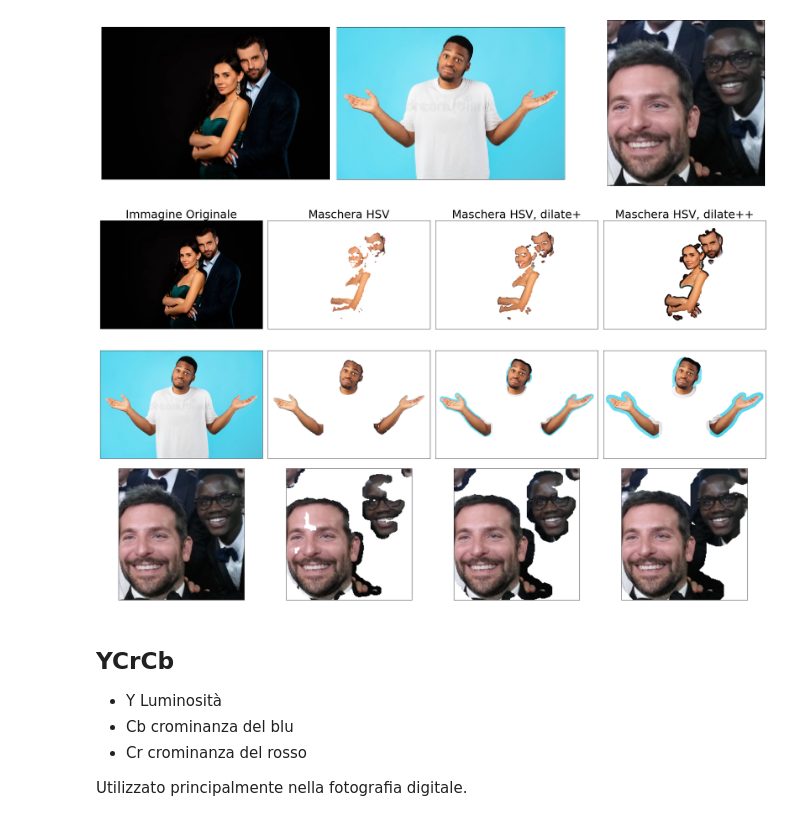
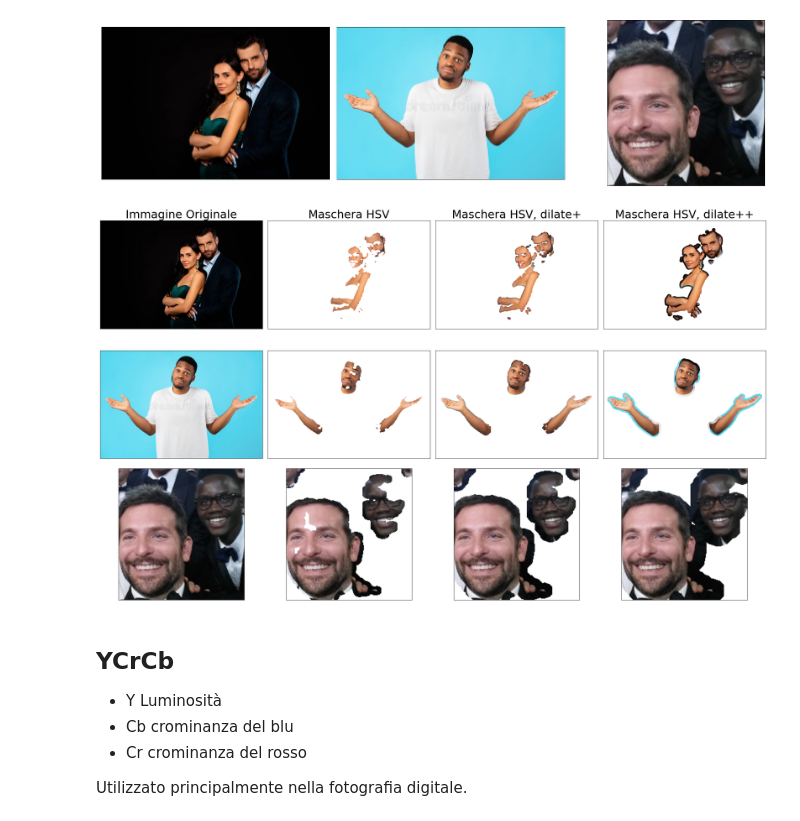
Before and after one commit to Wooler97/Skin-Detection, a Jupyter notebook: SkinDetection.ipynb, the cells around one changed output. Drawn from its saved outputs; the diff is of its cells as text; code cells hidden in the pictures.

```diff
--- a/SkinDetection.ipynb
+++ b/SkinDetection.ipynb
@@ -188,13 +188,13 @@ skinMask3 = cv2.erode(skinMask3, kernel, iterations = 1)
 skinMask3 = cv2.dilate(skinMask3, kernel, iterations = 2)
 
 #filtri morfologici (erodi per gli occhi e narici, dilata per prendere più pixel) (2)
-skinMask4 = cv2.erode(skinMask4, kernel, iterations = 0)
+skinMask4 = cv2.erode(skinMask4, kernel, iterations = 1)
 skinMask4 = cv2.dilate(skinMask4, kernel, iterations = 0)
 
-skinMask5 = cv2.erode(skinMask5, kernel, iterations = 0)
+skinMask5 = cv2.erode(skinMask5, kernel, iterations = 1)
 skinMask5 = cv2.dilate(skinMask5, kernel, iterations = 1)
 
-skinMask6 = cv2.erode(skinMask6, kernel, iterations = 0)
+skinMask6 = cv2.erode(skinMask6, kernel, iterations = 1)
 skinMask6 = cv2.dilate(skinMask6, kernel, iterations = 2)
 
 #filtri morfologici (erodi per gli occhi e narici, dilata per prendere più pixel) (2)
@@ -233,34 +233,34 @@ skin6 = cv2.bitwise_not(img2, mask = skinMask6)
 skin6 = cv2.bitwise_not(skin6, mask = None)
 skin6 = cv2.cvtColor(skin6, cv2.COLOR_BGR2RGB)
 
 #applicazione della maschera tramite il bitwise (3)
 skin7 = cv2.bitwise_not(img4, mask = skinMask7)
 skin7 = cv2.bitwise_not(skin7, mask = None)
 skin7 = cv2.cvtColor(skin7, cv2.COLOR_BGR2RGB)
 
 skin8 = cv2.bitwise_not(img4, mask = skinMask8)
 skin8 = cv2.bitwise_not(skin8, mask = None)
 skin8 = cv2.cvtColor(skin8, cv2.COLOR_BGR2RGB)
 
 skin9 = cv2.bitwise_not(img4, mask = skinMask9)
 skin9 = cv2.bitwise_not(skin9, mask = None)
 skin9 = cv2.cvtColor(skin9, cv2.COLOR_BGR2RGB)
 
 
 titles = ['Immagine Originale', 'Maschera HSV', 'Maschera HSV, dilate+', 'Maschera HSV, dilate++', '','','','','','','','']
 images = [RGB_img, skin, skin2, skin3,
           RGB_img3, skin4, skin5, skin6,
           RGB_img5, skin7, skin8, skin9]
 
 plt.figure(figsize=(25,15))
 for i in range(12):
     plt.subplot(3,4,i+1),plt.imshow(images[i],'gray')
     plt.title(titles[i], fontsize = 30)
     plt.xticks([]),plt.yticks([])
 plt.tight_layout()
 plt.show()
 # %% [output]
-[figure, old version]
+[figure, new version]
 # %% [markdown]
 ## YCrCb
 - Y Luminosità
```
Also changed, not shown: parts of 5 cells of this notebook.
